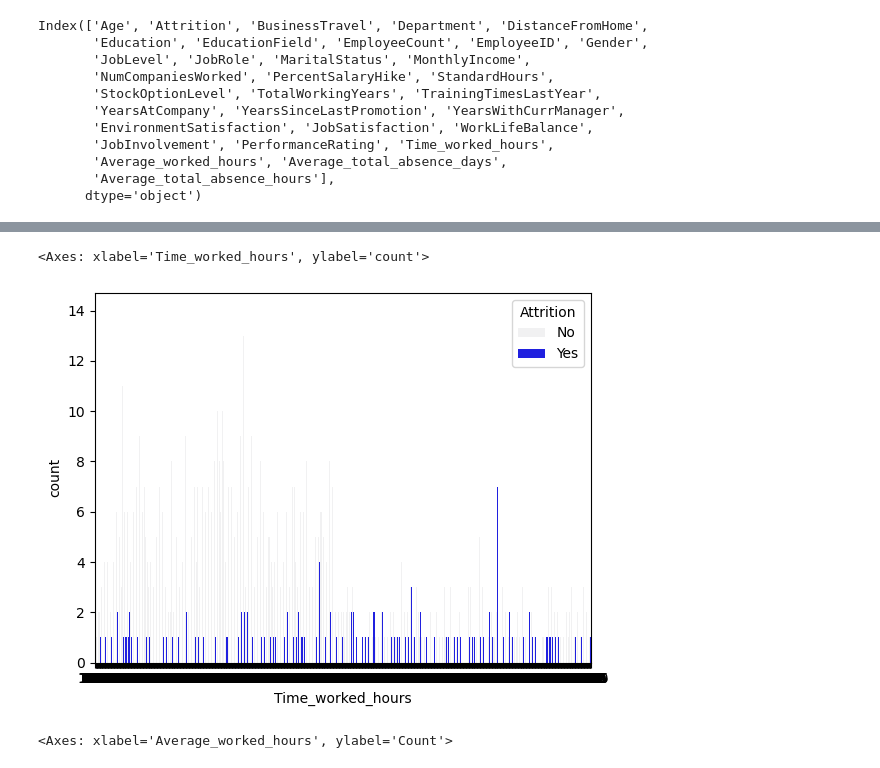
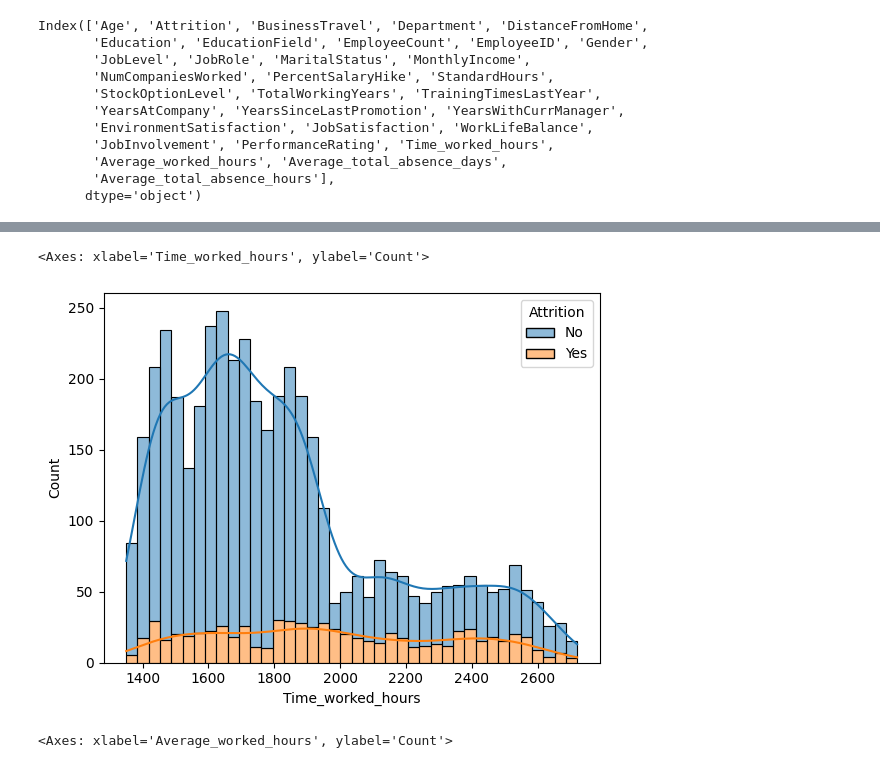
Before and after one commit to SevenNightsDarkCrow/Business_Analytics_I-HR, a Jupyter notebook: Notebooks/Onderzoek.ipynb, the cells around one changed output, grey strips where cells are left out. Cells and saved outputs as stored; diff of their text form; code cells hidden in the pictures.

```diff
--- a/Notebooks/Onderzoek.ipynb
+++ b/Notebooks/Onderzoek.ipynb
@@ -1362,13 +1441,15 @@ Index(['Age', 'Attrition', 'BusinessTravel', 'Department', 'DistanceFromHome',
 # %%
-sns.countplot(
+sns.histplot(
     data=data_final_cat,
-    x= data_final_cat["Time_worked_hours"],
+    x=data_final_cat["Time_worked_hours"],
     hue="Attrition",
-    color="blue"
+    kde=True,
+    bins=40,
+    multiple="stack"
     )
 # %% [output]
-<Axes: xlabel='Time_worked_hours', ylabel='count'>
+<Axes: xlabel='Time_worked_hours', ylabel='Count'>
-[figure, old version]
+[figure, new version]
 # %%
 sns.histplot(
     data=data_final_cat,
```
Also changed, not shown: parts of 39 cells of this notebook.
